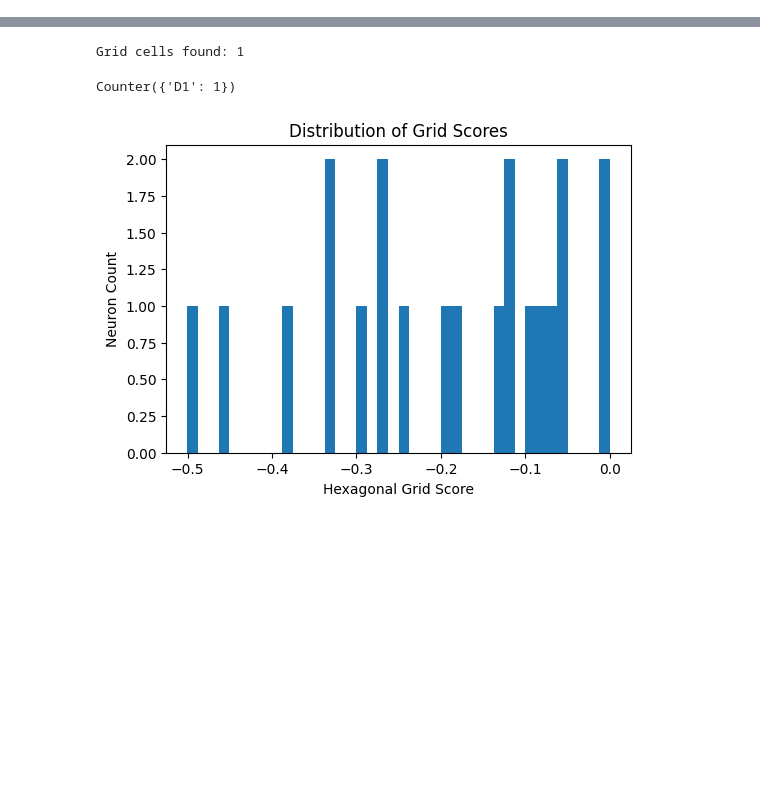
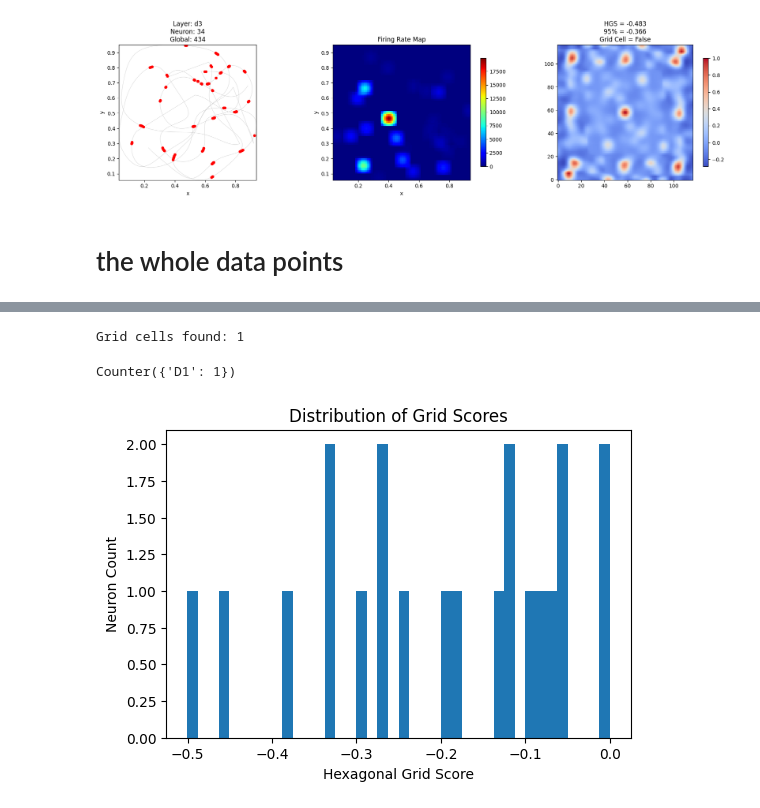
Before and after one commit to Sindhuramrutha/2d_hippocampal_cells, a Jupyter notebook: grid-cell-code/grid-cell-scorer.ipynb, the cells around one changed output, grey strips where cells are left out. Saved outputs shown, nothing was run; the diff lists cells and outputs as text; code cells hidden in the pictures; blank space fills up the shorter version.

```diff
--- a/grid-cell-code/grid-cell-scorer.ipynb
+++ b/grid-cell-code/grid-cell-scorer.ipynb
@@ -729,7 +729,7 @@ def main() -> None:
 def firing_rate_map_grid(ot, all_dat, occupancy_map, thresh_param=1.5, res_param=40):
     """Generate firing rate map for grid cell analysis using the canonical scorer."""
     map_res = int(occupancy_map.shape[0]) if occupancy_map is not None else res_param
-    spikes_smooth, extent = gcs.build_firing_rate_map(
+    spikes_smooth, extent = build_firing_rate_map(
         responses=ot,
         pos=all_dat,
         occupancy_map=occupancy_map,
@@ -747,7 +747,7 @@ def detect_grid_cells(pos_out, encoded_data, lim=1.5, reso=40, num_shuffles=20,
         autocorr_data    — dict mapping global_index -> {autocorr_map, autocorr_ring, hgs, threshold_95, layer, neuron_within_layer}
     """
     layer_order = ('D1', 'D2', 'D3', 'LEC', 'MEC', 'graph_LEC', 'graph_MEC')
-    occupancy_map = gcs.occupancy_map_func(pos_out, reso=reso)
+    occupancy_map = occupancy_map_func(pos_out, reso=reso)
     rng = np.random.default_rng(random_seed)
 
     grid_cells = []
@@ -923,0 +1028,19 @@ print(occupancy_map.shape)
+# %%
+# ============================================================================
+# PREPARE DATA
+# ============================================================================
+
+encoded_data = converted
+
+LAYER_ORDER = [
+    "d1",
+    "z1",
+    "d2",
+    "z2",
+    "d3",
+    "z3",
+    "d4",
+]
+
+occupancy_map = occupancy_map_func(raw_pos, reso=40)
+rng = np.random.default_rng(0)
@@ -923,0 +1086,20 @@ print(occupancy_map.shape)
+# %%
+# ============================================================================
+# SCORE ONE NEURON
+# ============================================================================
+
+def score_neuron(layer_name, neuron_idx):
+
+    responses = get_neuron(layer_name, neuron_idx)
+
+    result = score_single_neuron(
+        responses=responses,
+        pos=raw_pos,
+        occupancy_map=occupancy_map,
+        num_shuffles=5,
+        rng=rng,
+        thresh_param=1.5,
+        res_param=40,
+    )
+
+    return responses, result
@@ -924 +1291,7 @@ print(occupancy_map.shape)
+# %%
+visualize_neuron("d3", 33)
+# %% [output]
+[figure, added]
+# %% [markdown]
+# the whole data points
 # %%
```
Also changed, not shown: parts of 22 cells of this notebook, 1 other file.
